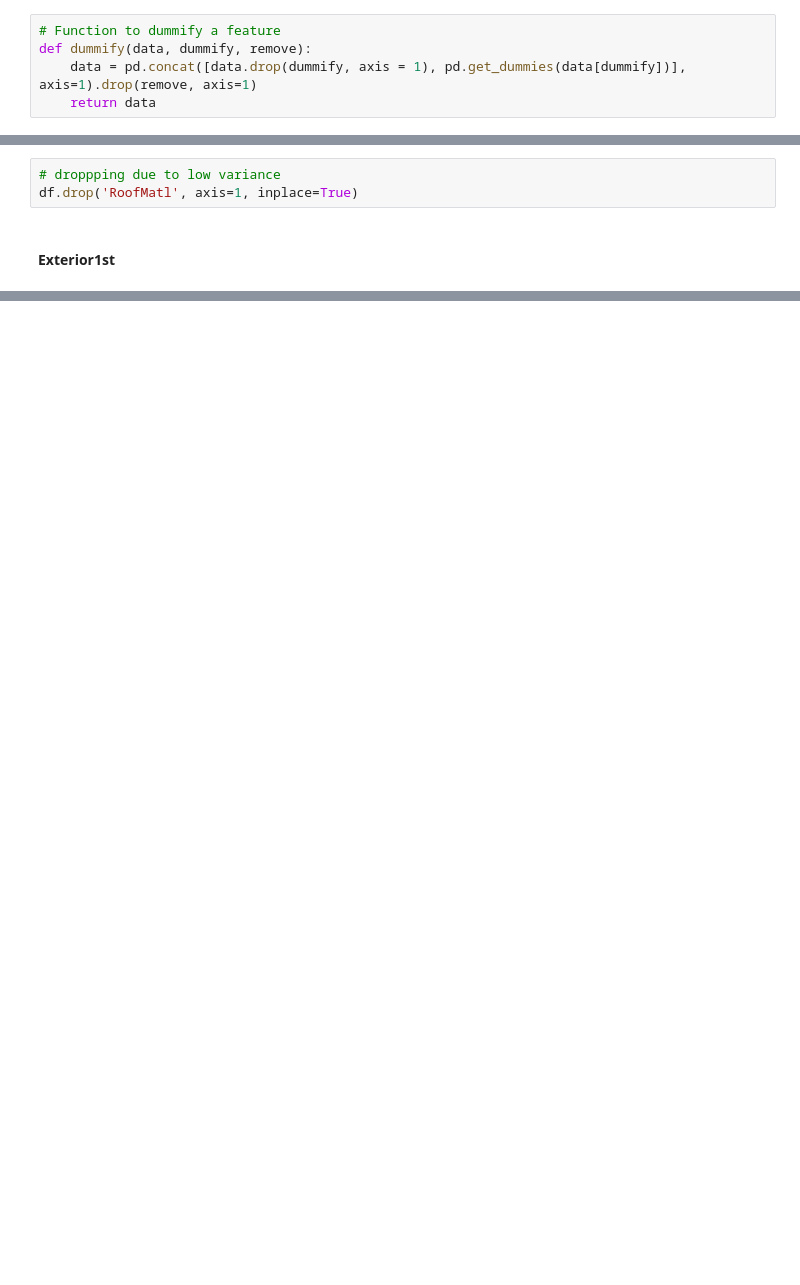
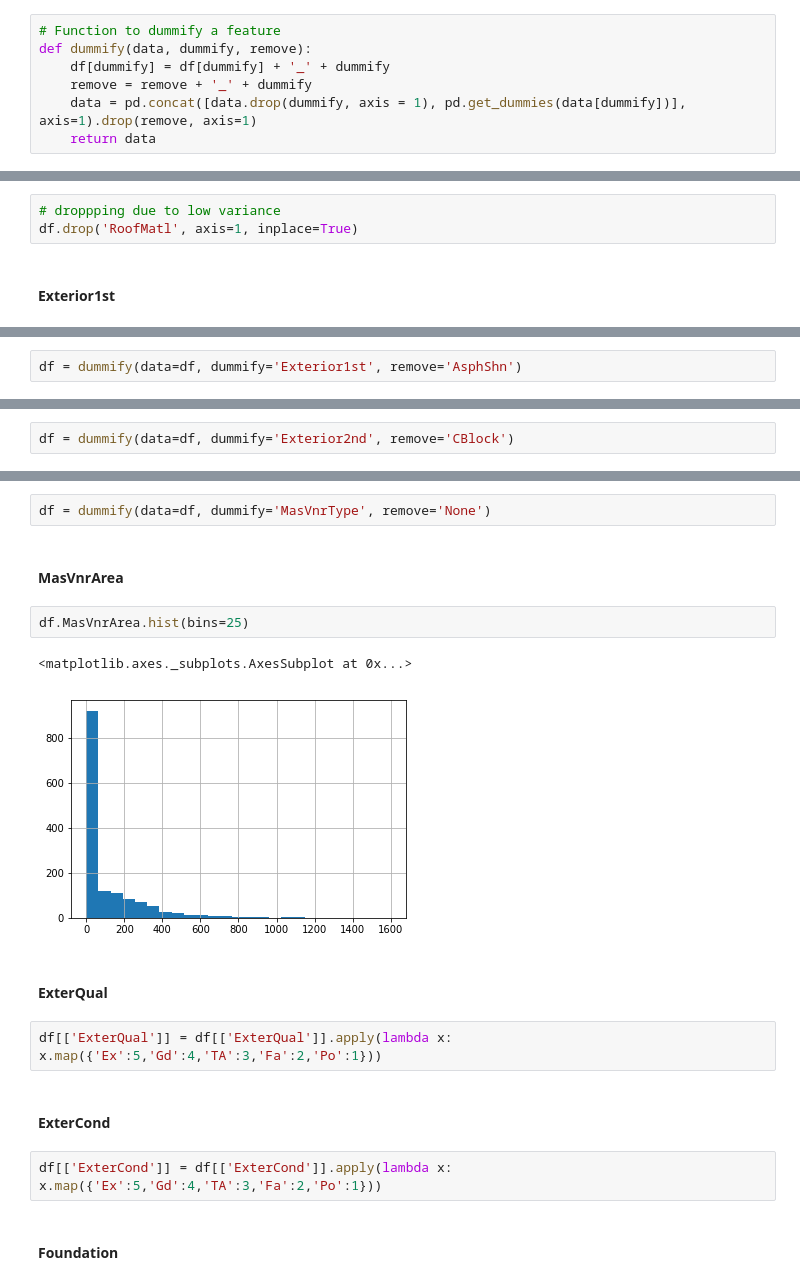
Before and after one commit to patwadeepak/advanced_regression_assignment, a Jupyter notebook: code.ipynb, the cells around one changed output, grey strips where cells are left out. Saved outputs shown, nothing was run; the diff lists cells and outputs as text; blank space fills up the shorter version.

Commit message:
Assignmenet complete. Lambda values found 0.86AC

```diff
--- a/code.ipynb
+++ b/code.ipynb
@@ -262,6 +266,8 @@ df.isnull().sum().sum()
 # %%
 # Function to dummify a feature
 def dummify(data, dummify, remove):
+    df[dummify] = df[dummify] + '_' + dummify
+    remove = remove + '_' + dummify
     data = pd.concat([data.drop(dummify, axis = 1), pd.get_dummies(data[dummify])], axis=1).drop(remove, axis=1)
     return data
 # %% [markdown]
@@ -602,0 +587,2 @@ df.groupby(by='Exterior1st')['Exterior1st','SalePrice'].median().val
+# %%
+df = dummify(data=df, dummify='Exterior1st', remove='AsphShn')
@@ -602,0 +611,2 @@ df.groupby(by='Exterior1st')['Exterior1st','SalePrice'].median().val
+# %%
+df = dummify(data=df, dummify='Exterior2nd', remove='CBlock')
@@ -602,0 +623,19 @@ df.groupby(by='Exterior1st')['Exterior1st','SalePrice'].median().val
+# %%
+df = dummify(data=df, dummify='MasVnrType', remove='None')
+# %% [markdown]
+#### MasVnrArea
+# %%
+df.MasVnrArea.hist(bins=25)
+# %% [output]
+<matplotlib.axes._subplots.AxesSubplot at 0x...>
+[figure, added]
+# %% [markdown]
+#### ExterQual
+# %%
+df[['ExterQual']] = df[['ExterQual']].apply(lambda x: x.map({'Ex':5,'Gd':4,'TA':3,'Fa':2,'Po':1}))
+# %% [markdown]
+#### ExterCond
+# %%
+df[['ExterCond']] = df[['ExterCond']].apply(lambda x: x.map({'Ex':5,'Gd':4,'TA':3,'Fa':2,'Po':1}))
+# %% [markdown]
+#### Foundation
```
Also changed, not shown: parts of 145 cells of this notebook.
